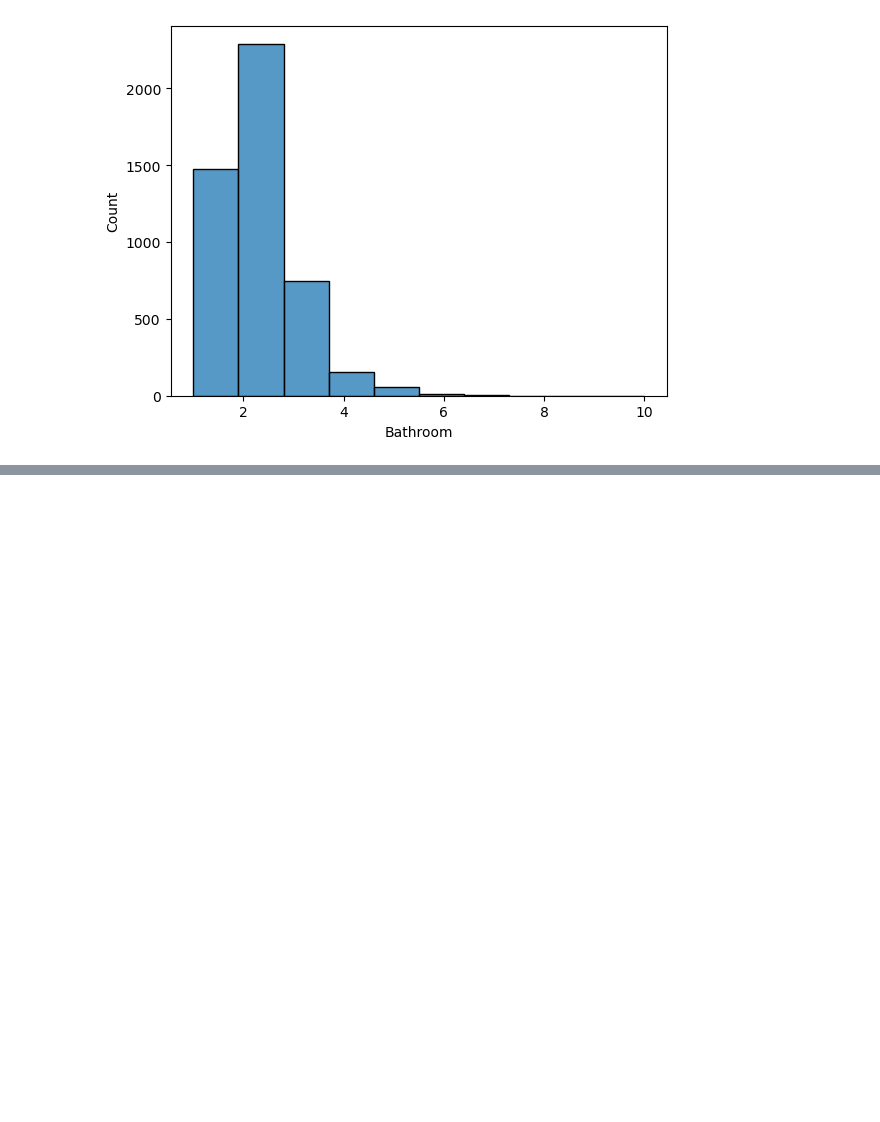
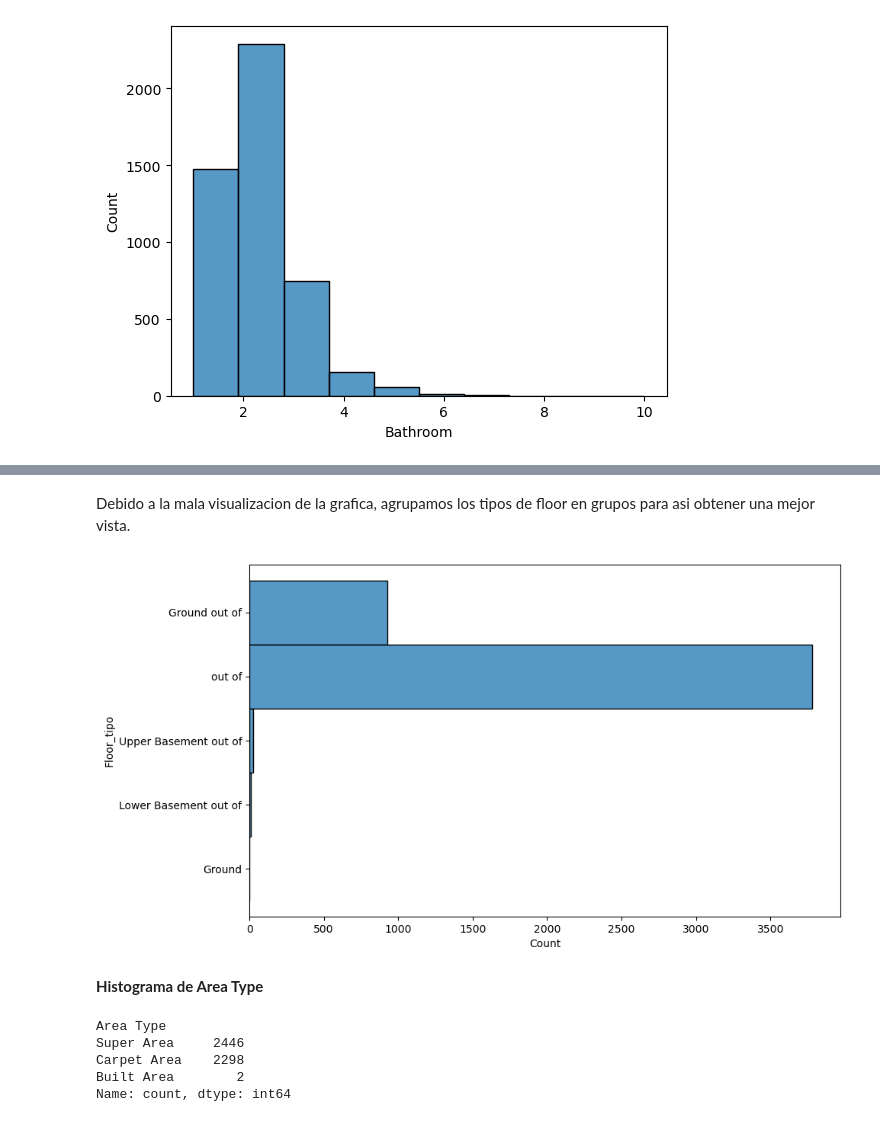
Before and after one commit to jbernalg/Learning_Data, a Jupyter notebook: Course_ML2/Semana_08/JeinffersonBernal_reto7_ML2.ipynb, the cells around one changed output, grey strips where cells are left out. Saved outputs shown, nothing was run; the diff lists cells and outputs as text; code cells hidden in the pictures; blank space fills up the shorter version.

```diff
--- a/Course_ML2/Semana_08/JeinffersonBernal_reto7_ML2.ipynb
+++ b/Course_ML2/Semana_08/JeinffersonBernal_reto7_ML2.ipynb
@@ -133,0 +161,22 @@ sns.histplot(df, x='Bathroom', bins=10);
+# %% [markdown]
+Debido a la mala visualizacion de la grafica, agrupamos los tipos de floor en grupos para asi obtener una mejor vista.
+# %%
+# extraer solo el tipo del piso
+df['Floor_tipo'] = df['Floor'].str.extract(r'([a-zA-Z\s]+)')
+df['Floor_tipo'] = df['Floor_tipo'].str.strip()
+
+plt.figure(figsize=(10, 6))
+sns.histplot(df, y='Floor_tipo')
+plt.show()
+# %% [output]
+[figure, added]
+# %% [markdown]
+__Histograma de Area Type__
+# %%
+df['Area Type'].value_counts()
+# %% [output]
+Area Type
+Super Area     2446
+Carpet Area    2298
+Built Area        2
+Name: count, dtype: int64
```
Also changed, not shown: parts of 7 cells of this notebook.
